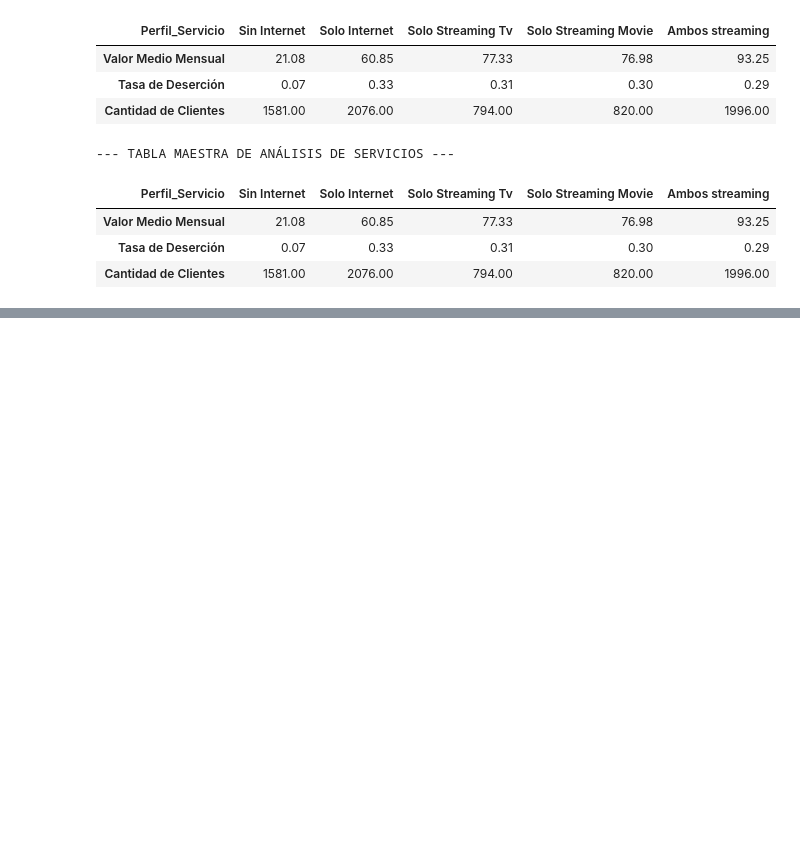
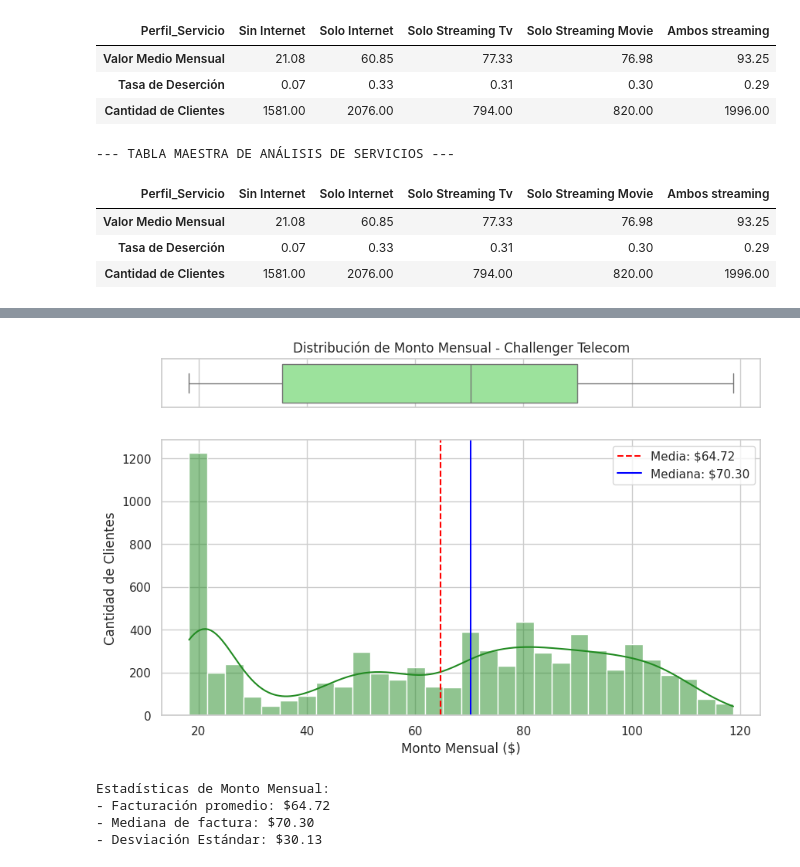
Before and after one commit to lstredel/Challenge-Telecom-X, a Jupyter notebook: Challenge_TelecomX.ipynb, the cells around one changed output, grey strips where cells are left out. Cells and saved outputs as stored; diff of their text form; code cells hidden in the pictures; blank space fills up the shorter version.

```diff
--- a/Challenge_TelecomX.ipynb
+++ b/Challenge_TelecomX.ipynb
@@ -980,0 +1106,35 @@ display(desagregado[['Valor_Medio_Mensual', 'Tasa_Churn_Interna', '% del Total d
+# %%
+# 1. Calculamos las métricas para MonthlyCharges
+media_m = df['account.Charges.Monthly'].mean()
+mediana_m = df['account.Charges.Monthly'].median()
+desv_std_m = df['account.Charges.Monthly'].std()
+
+# 2. Creamos la visualización
+fig, (ax_box, ax_hist) = plt.subplots(2, sharex=True, gridspec_kw={"height_ratios": (.15, .85)}, figsize=(10,6))
+
+# Boxplot
+sns.boxplot(x=df['account.Charges.Monthly'], ax=ax_box, color="lightgreen")
+ax_box.set(title='Distribución de Monto Mensual - Challenger Telecom', xlabel='')
+
+# Histograma con KDE
+sns.histplot(x=df['account.Charges.Monthly'], ax=ax_hist, kde=True, color="forestgreen", bins=30)
+
+# Líneas de referencia
+ax_hist.axvline(media_m, color='red', linestyle='--', label=f'Media: ${media_m:.2f}')
+ax_hist.axvline(mediana_m, color='blue', linestyle='-', label=f'Mediana: ${mediana_m:.2f}')
+
+plt.legend()
+plt.xlabel('Monto Mensual ($)')
+plt.ylabel('Cantidad de Clientes')
+plt.show()
+
+print(f"Estadísticas de Monto Mensual:")
+print(f"- Facturación promedio: ${media_m:.2f}")
+print(f"- Mediana de factura: ${mediana_m:.2f}")
+print(f"- Desviación Estándar: ${desv_std_m:.2f}")
+# %% [output]
+[figure, added]
+Estadísticas de Monto Mensual:
+- Facturación promedio: $64.72
+- Mediana de factura: $70.30
+- Desviación Estándar: $30.13
```
Also changed, not shown: parts of 22 cells of this notebook.
